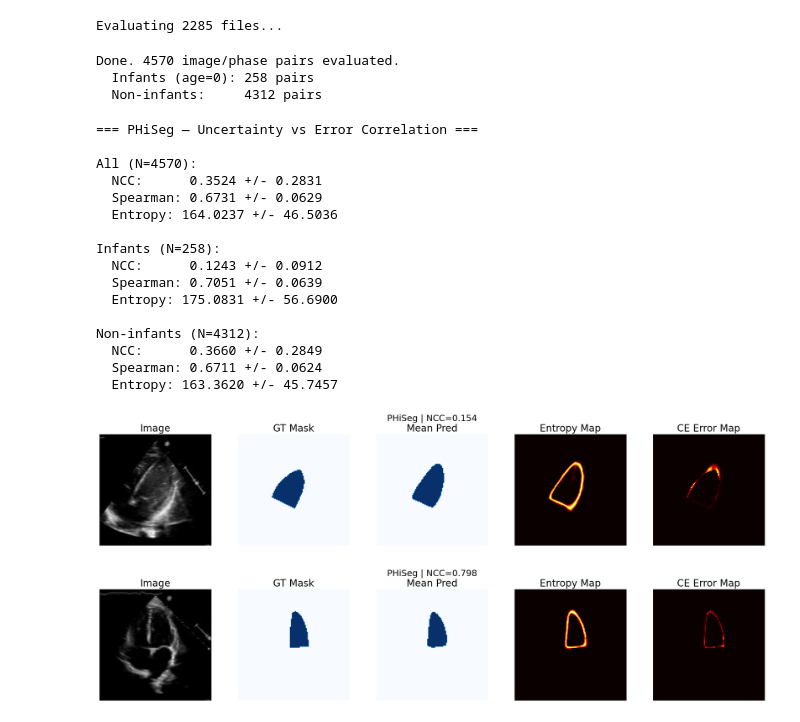
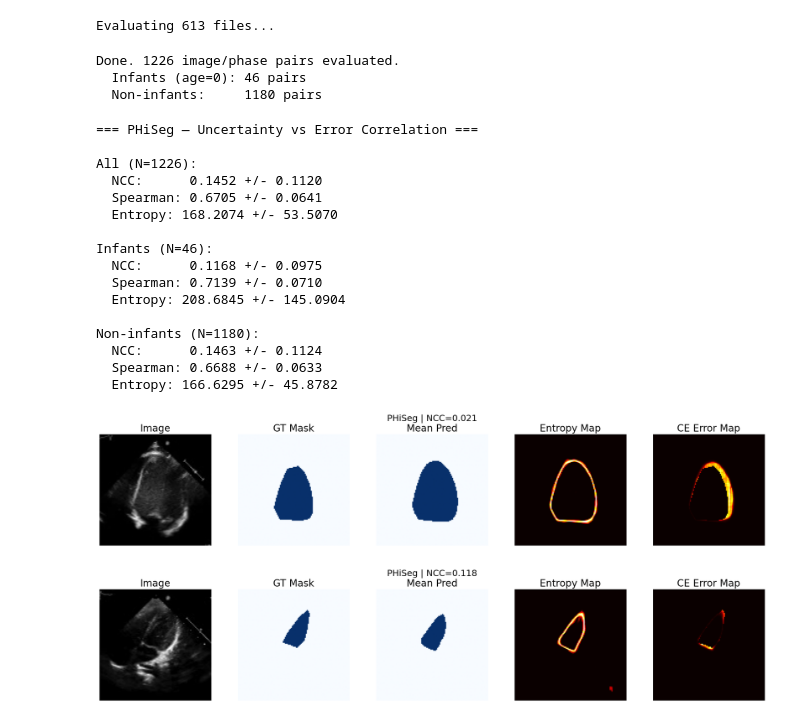
Before and after one commit to paulkogni/echonet, a Jupyter notebook: exp/exp031_uncertainty_corr_phiseg.ipynb, the cells around one changed output. Cells and saved outputs as stored; diff of their text form; code cells hidden in the pictures.

```diff
--- a/exp/exp031_uncertainty_corr_phiseg.ipynb
+++ b/exp/exp031_uncertainty_corr_phiseg.ipynb
@@ -10,10 +10,15 @@ import matplotlib.pyplot as plt
 np.random.seed(42)
 # %%
 # path_to_data_test = '/home/paul/Desktop/data_ped_unc/echonet_ped_preprocessed/TEST/'
-path_to_data_test = '/home/paul/Desktop/data_ped_unc/echonet_ped_preprocessed/TRAIN/'
+# path_to_data_test = '/home/paul/Desktop/data_ped_unc/echonet_ped_preprocessed/TRAIN/'
 # path_to_data_inf  = '/home/paul/Desktop/data_ped_unc/predictions/phiseg/'
-path_to_data_inf  = '/home/paul/Desktop/data_ped_unc/predictions/phiseg/train/'
-path_to_csv       = '/home/paul/Desktop/data_ped_unc/echonet_ped_preprocessed/FileList.csv'
+# path_to_data_inf  = '/home/paul/Desktop/data_ped_unc/predictions/phiseg/train/'
+# path_to_csv       = '/home/paul/Desktop/data_ped_unc/echonet_ped_preprocessed/FileList.csv'
+
+path_to_data_test = '/home/paul/Downloads/echonet_ped_preprocessed/TEST/'
+path_to_data_val  = '/home/paul/Downloads/echonet_ped_preprocessed/VAL/'
+path_to_data_inf  = '/home/paul/Desktop/predictions/phiseg/'
+path_to_csv       = '/home/paul/Downloads/econet_ped/echonetpediatric/pediatric_echo_avi/pediatric_echo_avi/A4C/FileList.csv'
 
 model_name = 'PHiSeg'
 
@@ -80,9 +85,16 @@ print(f'Evaluating {len(file_names)} files...')
 
 for file in tqdm(file_names):
     inf_path = os.path.join(path_to_data_inf, file)
-    gt_path  = os.path.join(path_to_data_test, file)
 
-    if not os.path.exists(gt_path):
+    gt_path_test = os.path.join(path_to_data_test, file)
+    gt_path_val  = os.path.join(path_to_data_val,  file)
+    if os.path.exists(gt_path_test):
+        gt_path = gt_path_test
+        split   = 'TEST'
+    elif os.path.exists(gt_path_val):
+        gt_path = gt_path_val
+        split   = 'VAL'
+    else:
         continue
 
     # Look up age from CSV (filename in CSV is .avi, on disk it is .h5)
@@ -112,6 +124,7 @@ for file in tqdm(file_names):
 
             rows.append({
                 'file':      file,
+                'split':     split,
                 'phase':     phase,
                 'age':       age,
                 'age_group': age_group,
@@ -127,10 +140,10 @@ print(f'Done. {len(df)} image/phase pairs evaluated.')
 print(f'  Infants (age=0): {n_inf} pairs')
 print(f'  Non-infants:     {n_non} pairs')
 # %% [output]
-Evaluating 2285 files...
+Evaluating 613 files...
-Done. 4570 image/phase pairs evaluated.
-  Infants (age=0): 258 pairs
-  Non-infants:     4312 pairs
+Done. 1226 image/phase pairs evaluated.
+  Infants (age=0): 46 pairs
+  Non-infants:     1180 pairs
 # %%
 print(f'=== {model_name} — Uncertainty vs Error Correlation ===\n')
 
@@ -149,55 +162,64 @@ for label, sub in groups:
 # %% [output]
 === PHiSeg — Uncertainty vs Error Correlation ===
 
-All (N=4570):
-  NCC:      0.3524 +/- 0.2831
-  Spearman: 0.6731 +/- 0.0629
-  Entropy: 164.0237 +/- 46.5036
+All (N=1226):
+  NCC:      0.1452 +/- 0.1120
+  Spearman: 0.6705 +/- 0.0641
+  Entropy: 168.2074 +/- 53.5070
 
-Infants (N=258):
-  NCC:      0.1243 +/- 0.0912
-  Spearman: 0.7051 +/- 0.0639
-  Entropy: 175.0831 +/- 56.6900
+Infants (N=46):
+  NCC:      0.1168 +/- 0.0975
+  Spearman: 0.7139 +/- 0.0710
+  Entropy: 208.6845 +/- 145.0904
 
-Non-infants (N=4312):
-  NCC:      0.3660 +/- 0.2849
-  Spearman: 0.6711 +/- 0.0624
-  Entropy: 163.3620 +/- 45.7457
+Non-infants (N=1180):
+  NCC:      0.1463 +/- 0.1124
+  Spearman: 0.6688 +/- 0.0633
+  Entropy: 166.6295 +/- 45.8782
 # %%
 def plot_example(sample, save_path=None):
-    with h5py.File(os.path.join(path_to_data_inf,  sample['file']), 'r') as inf_f, \
-         h5py.File(os.path.join(path_to_data_test, sample['file']), 'r') as gt_f:
+    gt_path_test = os.path.join(path_to_data_test, sample['file'])
+    gt_path_val  = os.path.join(path_to_data_val,  sample['file'])
+    if os.path.exists(gt_path_test):
+        gt_path = gt_path_test
+    elif os.path.exists(gt_path_val):
+        gt_path = gt_path_val
+    else:
+        raise FileNotFoundError(f"Ground truth not found for {sample['file']}")
+
+    with h5py.File(os.path.join(path_to_data_inf, sample['file']), 'r') as inf_f, \
+         h5py.File(gt_path, 'r') as gt_f:
         logits_arr = inf_f[sample['phase']]['logits'][()]
         gt_mask    = gt_f[sample['phase']]['mask'][()].astype(int)
         img        = gt_f[sample['phase']]['image'][()]
 
     mean_probs = to_mean_probs(logits_arr, is_softmax=is_softmax)
     ent  = entropy_map(mean_probs)
     err  = ce_error_map(mean_probs, gt_mask)
     pred = np.argmax(mean_probs, axis=0)
 
     fig, axes = plt.subplots(1, 5, figsize=(20, 4))
     axes[0].imshow(img,     cmap='gray');  axes[0].set_title('Image', fontsize=20);        axes[0].axis('off')
     axes[1].imshow(gt_mask, cmap='Blues'); axes[1].set_title('GT Mask', fontsize=20);      axes[1].axis('off')
     axes[2].imshow(pred,    cmap='Blues'); axes[2].set_title('Mean Pred', fontsize=20);    axes[2].axis('off')
     axes[3].imshow(ent,     cmap='hot');   axes[3].set_title('Entropy Map', fontsize=20);  axes[3].axis('off')
     axes[4].imshow(err,     cmap='hot');   axes[4].set_title('CE Error Map', fontsize=20); axes[4].axis('off')
     # fig.suptitle(f'{title_prefix} | {model_name} | {sample["file"]} | {sample["phase"].upper()} '
                 #  f'| NCC={sample["ncc"]:.3f}')
     fig.suptitle(f'PHiSeg | NCC={sample["ncc"]:.3f}', size=18)
     plt.tight_layout()
     # if save_path:
     #     plt.savefig(f'{save_path}.pdf')
     plt.show()
 
 
 
 np.random.seed(0)
 infant_sample     = df[df['age_group'] == 'infant'].sample(10).iloc[2]
 non_infant_sample = df[df['age_group'] == 'non-infant'].sample(1).iloc[0]
 
 plot_example(infant_sample, 'phiseg')
 plot_example(non_infant_sample)
 # %% [output]
-[figure, old version]
+[figure, new version]
-[figure, old version]
+[figure, new version]
```
Also changed, not shown: 9 other files.
